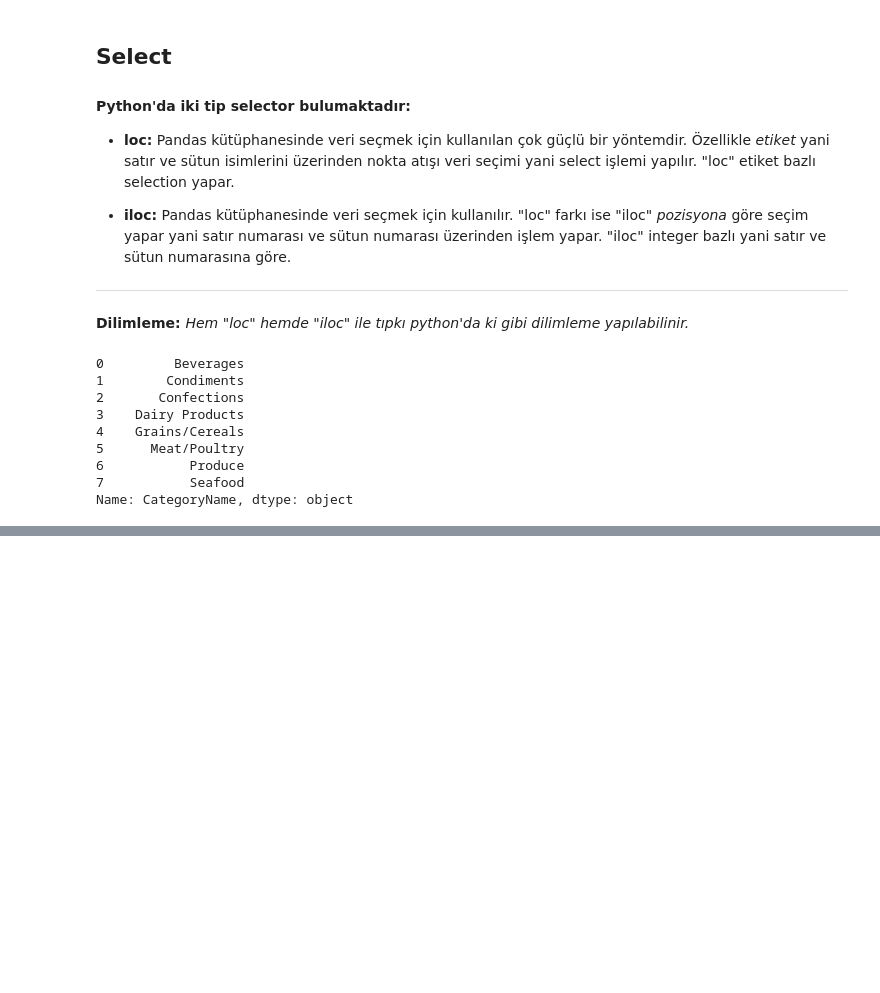
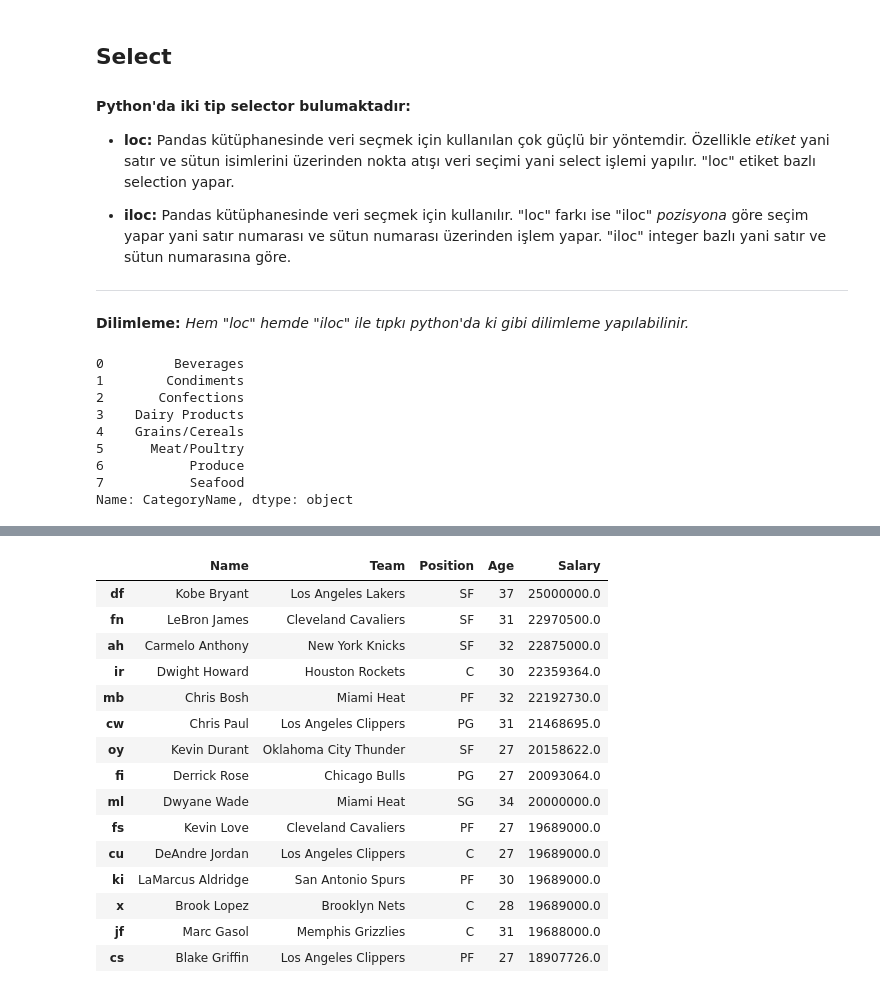
Before and after one commit to GorkemCin/data_analysis_with_pandas, a Jupyter notebook: 01_Lab.ipynb, the cells around one changed output, grey strips where cells are left out. Drawn from its saved outputs; the diff is of its cells as text; code cells hidden in the pictures; blank space fills up the shorter version.

```diff
--- a/01_Lab.ipynb
+++ b/01_Lab.ipynb
@@ -172,0 +476,22 @@ df.iloc[[1, 7], [1, 2]]
+# %%
+#iloc örneği ile En çok maaş alan ilk 15 oyuncuyu Name, Team, Position, Age, Salary gösterelim
+#en çok maaş alan sıralama yapmak için öncelikle sort_values built_in function kullandık ve en çok maaş alan getirmek için ascending=False kullandık ardından ilk 15 için head(15) kullandık
+player = df.sort_values(by='Salary', ascending=False).head(15) # ascending=True kullansaydık en az maaş ilk 15 player getirirdik.
+player.iloc[:,[0,1,3,4,8]]
+# %% [output]
+|  | Name | Team | Position | Age | Salary |
+| df | Kobe Bryant | Los Angeles Lakers | SF | 37 | 25000000.0 |
+| fn | LeBron James | Cleveland Cavaliers | SF | 31 | 22970500.0 |
+| ah | Carmelo Anthony | New York Knicks | SF | 32 | 22875000.0 |
+| ir | Dwight Howard | Houston Rockets | C | 30 | 22359364.0 |
+| mb | Chris Bosh | Miami Heat | PF | 32 | 22192730.0 |
+| cw | Chris Paul | Los Angeles Clippers | PG | 31 | 21468695.0 |
+| oy | Kevin Durant | Oklahoma City Thunder | SF | 27 | 20158622.0 |
+| fi | Derrick Rose | Chicago Bulls | PG | 27 | 20093064.0 |
+| ml | Dwyane Wade | Miami Heat | SG | 34 | 20000000.0 |
+| fs | Kevin Love | Cleveland Cavaliers | PF | 27 | 19689000.0 |
+| cu | DeAndre Jordan | Los Angeles Clippers | C | 27 | 19689000.0 |
+| ki | LaMarcus Aldridge | San Antonio Spurs | PF | 30 | 19689000.0 |
+| x | Brook Lopez | Brooklyn Nets | C | 28 | 19689000.0 |
+| jf | Marc Gasol | Memphis Grizzlies | C | 31 | 19688000.0 |
+| cs | Blake Griffin | Los Angeles Clippers | PF | 27 | 18907726.0 |
```
Also changed, not shown: parts of 50 cells of this notebook.
